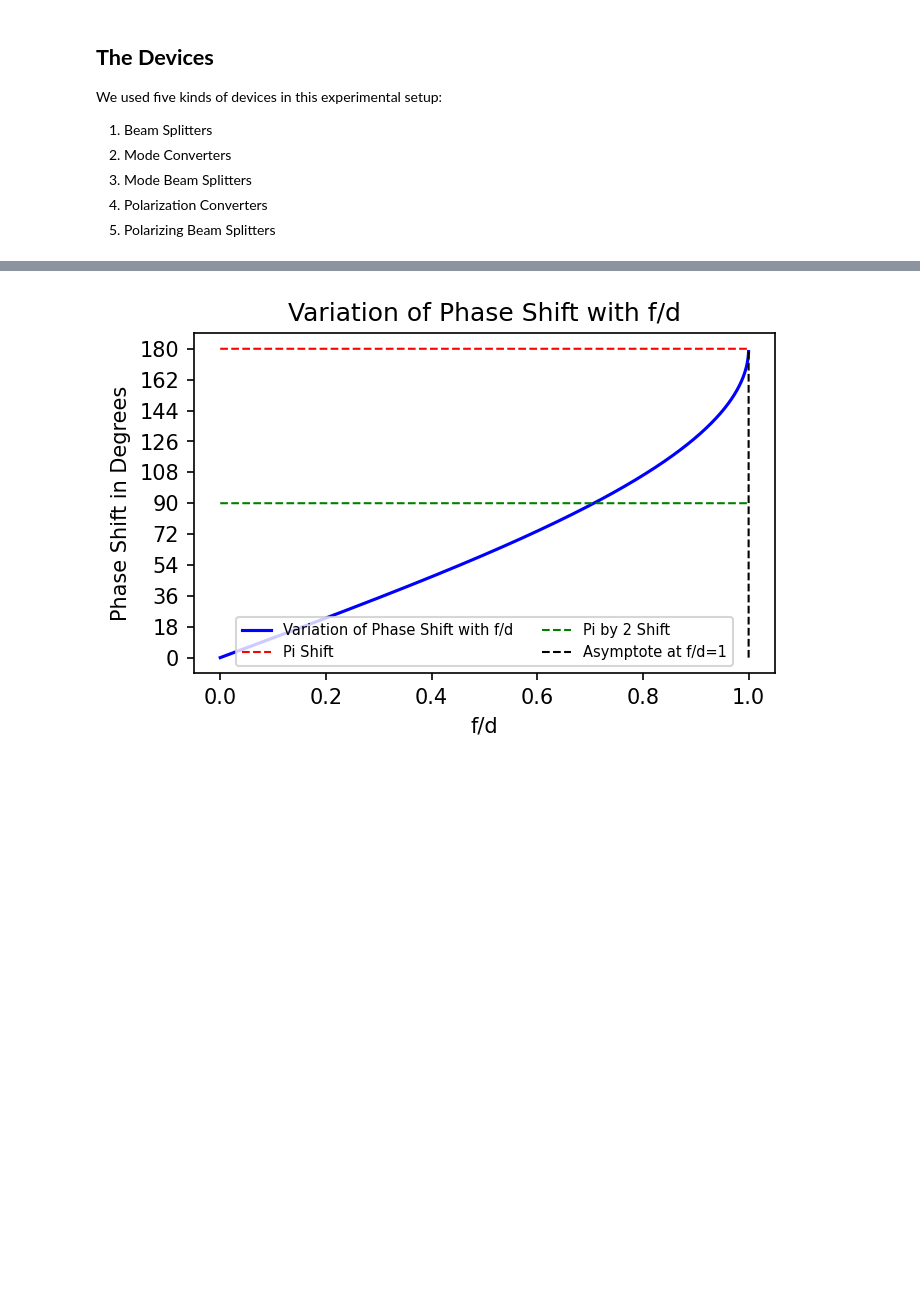
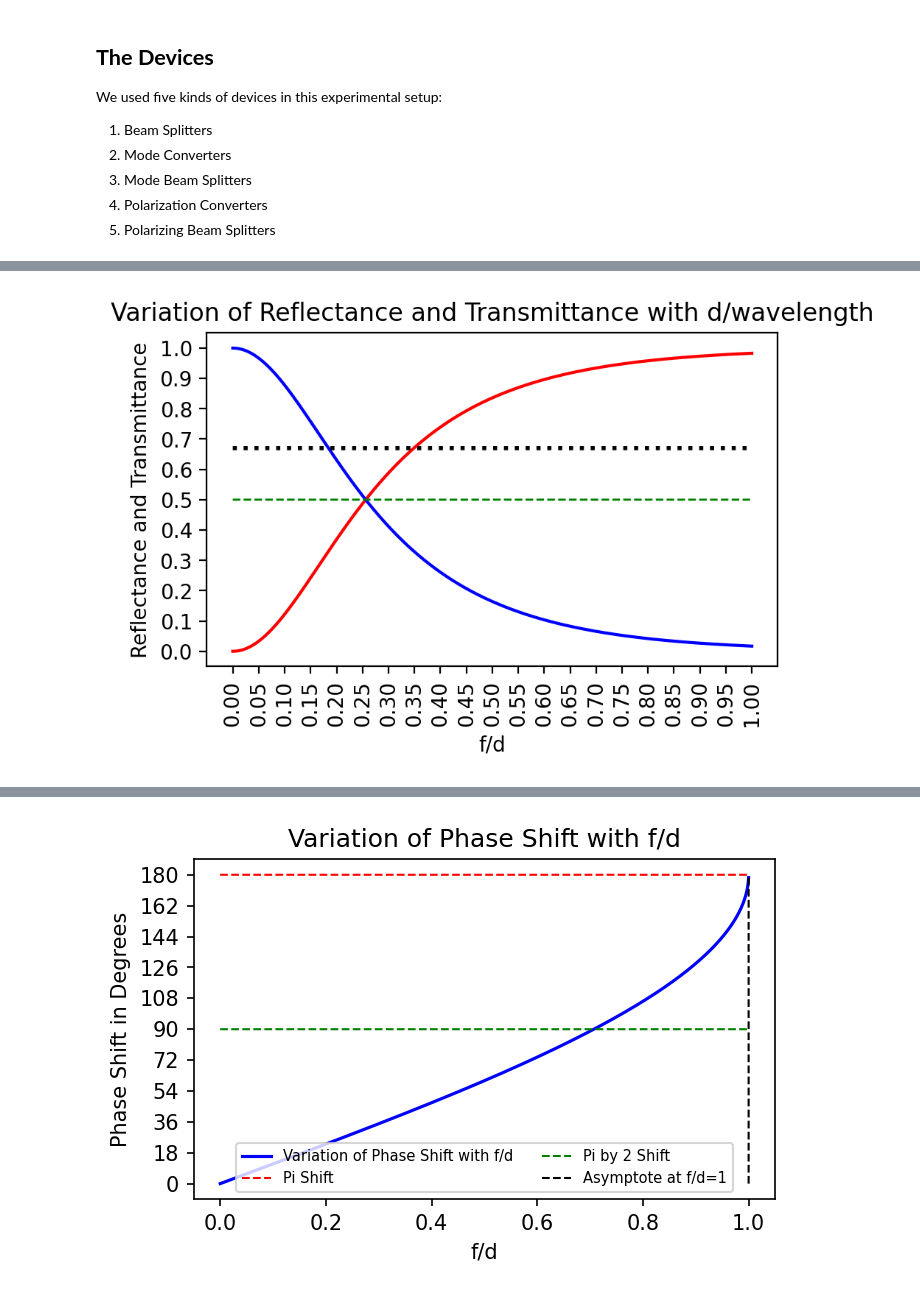
Before and after one commit to sachinpteli/classical_entanglement, a Jupyter notebook: classical_entanglement.ipynb, the cells around one changed output, grey strips where cells are left out. Drawn from its saved outputs; the diff is of its cells as text; code cells hidden in the pictures; blank space fills up the shorter version.

```diff
--- a/classical_entanglement.ipynb
+++ b/classical_entanglement.ipynb
@@ -284,3 +261,50 @@ plt.show()
+# %%
+import matplotlib.pyplot as plt
+import numpy as np
+
+plt.figure(figsize=(5,3), dpi=200)
+#let n1=1 (air) n1=n3=1.5 (glass) and angle of incidence=45 degrees
+n1=1.5
+n2=1
+n3=1.5
+#let frequency of the light beam used be sodium D line: wavelength= 589.3 nm
+# wavelength
+wavelength=589.3*np.power(10.0,-9)
+k=2*np.pi/wavelength
+
+alpha=n1/np.sqrt(n1*n1-2*n2*n2)
+beta=k*np.sqrt((n1*n1/2) -n2*n2)
+
+# here d is the separation between the prisms forming the beam splitter
+# d_by_w is d divided by wavelength of inspection beam
+d_by_w=np.linspace(0,1,10000,endpoint=True)
+
+# considering reflectance and transmittance of electric mode
+R_TE=[]
+T_TE=[]
+
+#2/3 1/3 splitter:
+r1=np.full((10000,),0.67, dtype='float32')
+
+#1/2 1/2 splitter
+r2=np.full((10000,),0.50, dtype='float32')
+
+for i in range(0,len(d_by_w)):
+  R_TE.append((np.power((1-np.power(alpha,2))*np.sinh(beta*wavelength*d_by_w[i]),2)+np.power(2*alpha*np.sinh(beta*wavelength*d_by_w[i]),2))/(np.power((1-np.power(alpha,2))*np.sinh(beta*wavelength*d_by_w[i]),2)+np.power(2*alpha*np.cosh(beta*wavelength*d_by_w[i]),2)))
+  T_TE.append((np.power(2*alpha,2))/(np.power((1-np.power(alpha,2))*np.sinh(beta*wavelength*d_by_w[i]),2)+np.power(2*alpha*np.cosh(beta*wavelength*d_by_w[i]),2)))
+plt.plot(d_by_w, R_TE,color='red', label='Reflectance')
+plt.plot(d_by_w, T_TE, color='blue', label='Transmittance')
+plt.plot(d_by_w,r1, color='black', linestyle='dotted', linewidth=2, label='2/3 Reflectance')
+plt.plot(d_by_w,r2, color='green', linestyle='--', linewidth=1, label='1/2 Reflectance')
+
+plt.title("Variation of Reflectance and Transmittance with d/wavelength")
+plt.xlabel("f/d")
+plt.ylabel("Reflectance and Transmittance")
+plt.xticks(np.linspace(0,1,21,endpoint=True),rotation=90)
+plt.yticks(np.linspace(0,1,11,endpoint=True))
+plt.show()
+# %% [output]
+[figure, added]
 # %% [markdown]
 ### **Mode Converters**
 
```
Also changed, not shown: parts of 2 cells of this notebook.
